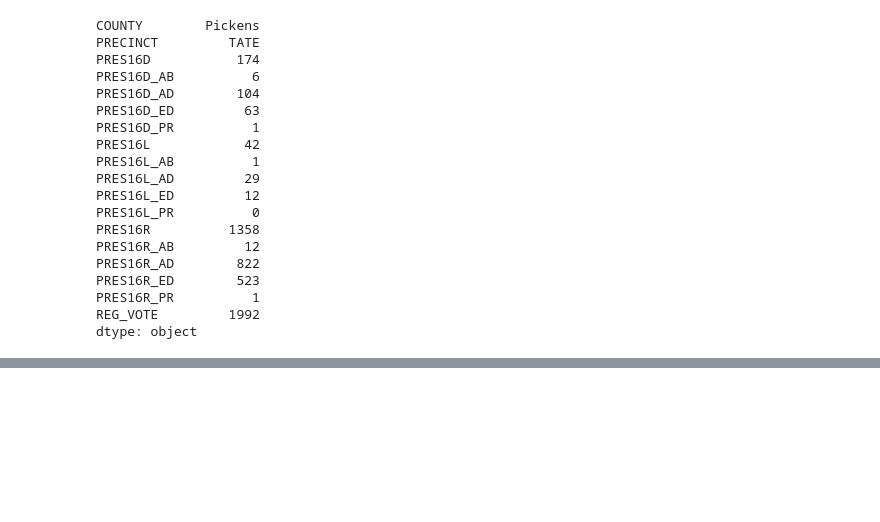
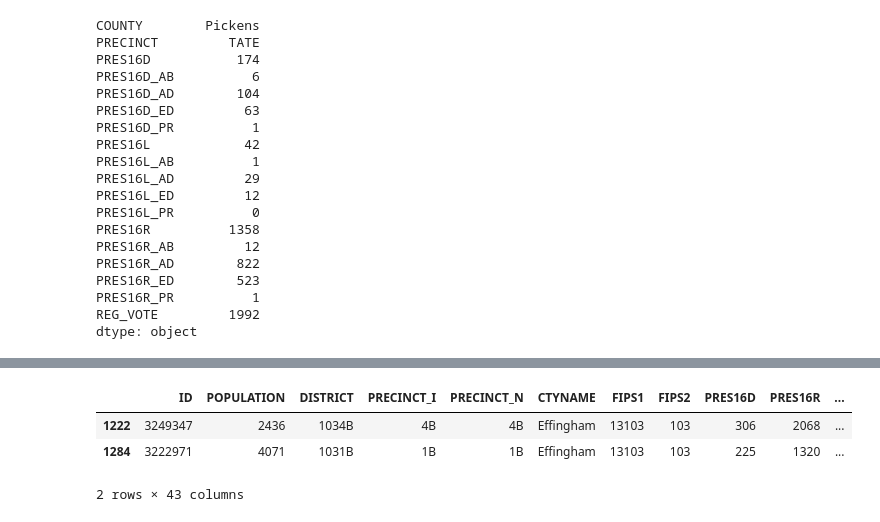
Before and after one commit to vrdi/preprocessing, a Jupyter notebook: MatchingPrecincts.ipynb, the cells around one changed output, grey strips where cells are left out. Saved outputs shown, nothing was run; the diff lists cells and outputs as text; code cells hidden in the pictures; blank space fills up the shorter version.

```diff
--- a/MatchingPrecincts.ipynb
+++ b/MatchingPrecincts.ipynb
@@ -602,0 +700,5 @@ pickens_dropped.to_csv('./merged/pickens.csv',index=False)
+# %%
+cols = ["PRES16D", "PRES16R", "PRES16L"]
+patch_rows = pandas.DataFrame({col: mapping.map(morgan_df[col]) for col in cols})
+# %%
+gdf.update(patch_rows)
@@ -602,0 +723,9 @@ pickens_dropped.to_csv('./merged/pickens.csv',index=False)
+# %%
+indices = [1222, 1284]
+# %%
+effingham_gdf.loc[indices]
+# %% [output]
+|  | ID | POPULATION | DISTRICT | PRECINCT_I | PRECINCT_N | CTYNAME | FIPS1 | FIPS2 | PRES16D | PRES16R | ... |
+| 1222 | 3249347 | 2436 | 1034B | 4B | 4B | Effingham | 13103 | 103 | 306 | 2068 | ... |
+| 1284 | 3222971 | 4071 | 1031B | 1B | 1B | Effingham | 13103 | 103 | 225 | 1320 | ... |
+2 rows × 43 columns
```
Also changed, not shown: parts of 58 cells of this notebook, 11 other files.
